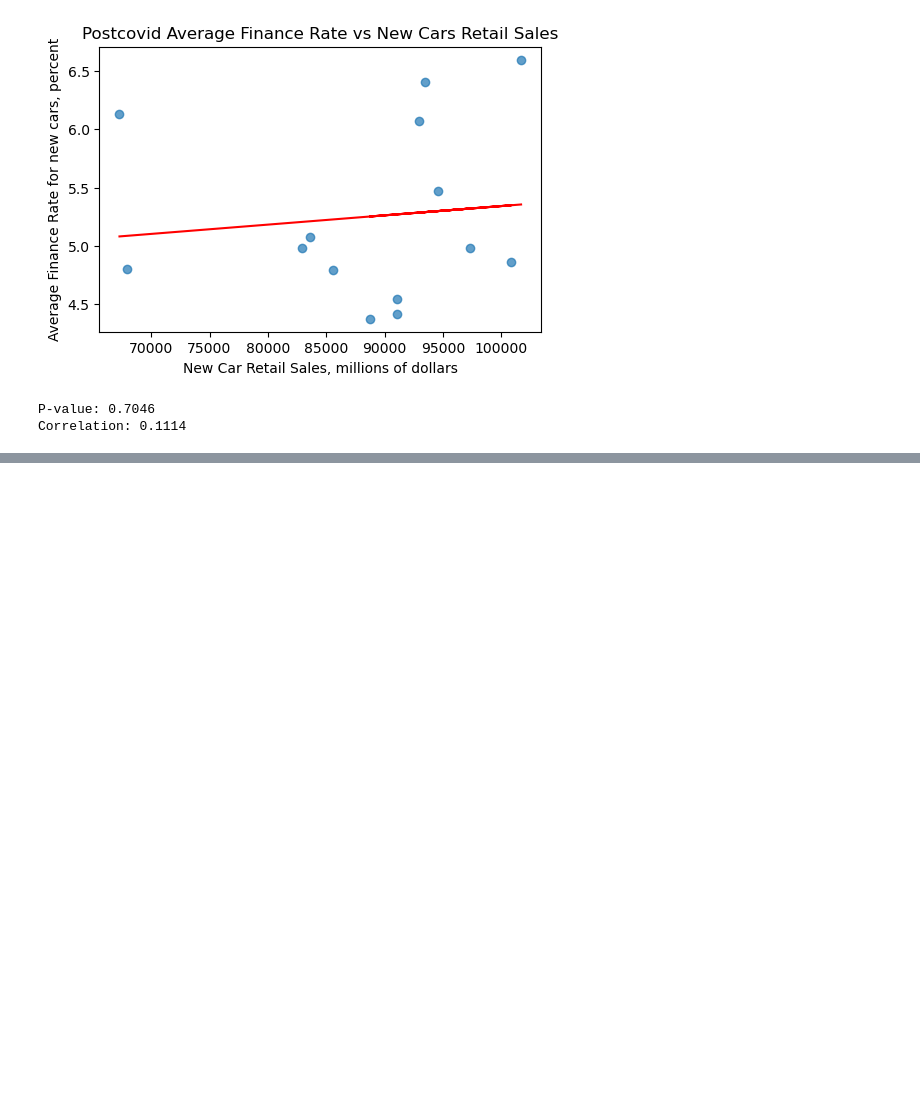
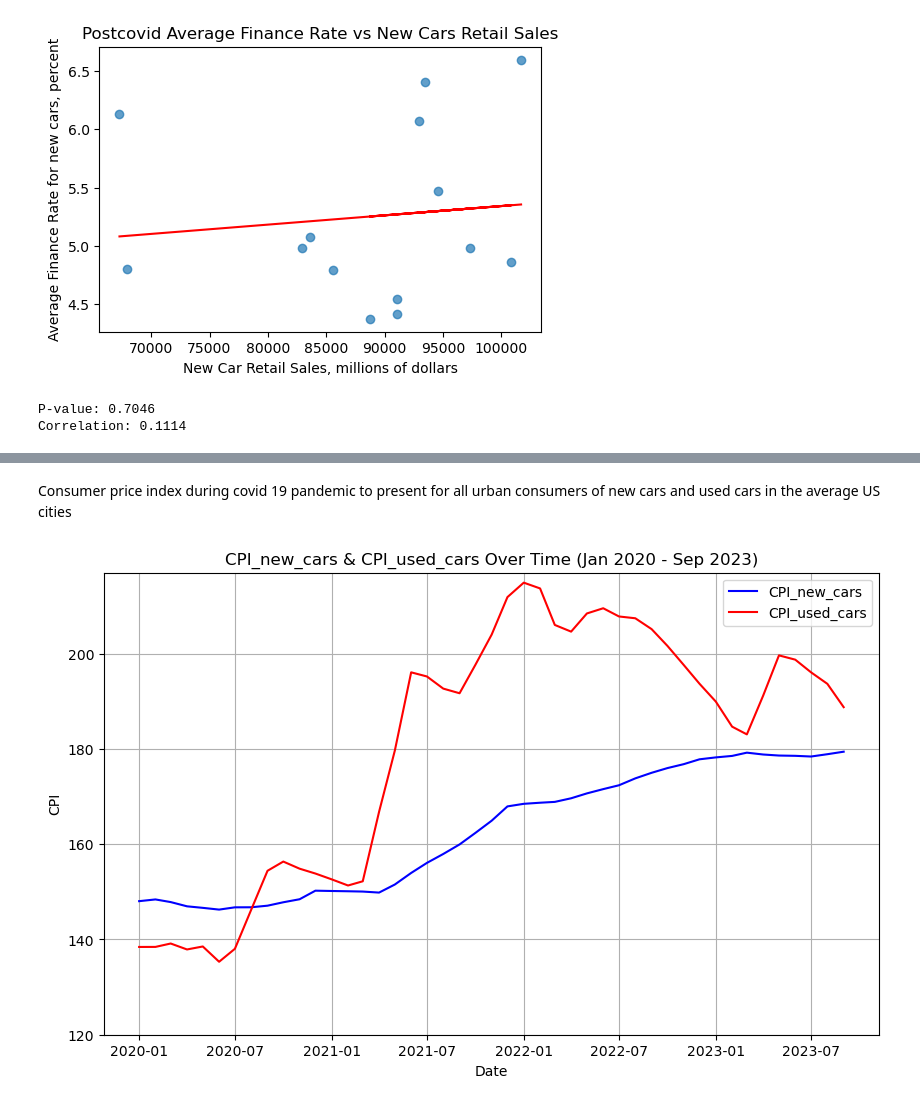
Before and after one commit to NadyaSlb/New_Car_Loan_Analysis, a Jupyter notebook: Car Data Analysis.ipynb, the cells around one changed output, grey strips where cells are left out. Saved outputs shown, nothing was run; the diff lists cells and outputs as text; code cells hidden in the pictures; blank space fills up the shorter version.

```diff
--- a/Car Data Analysis.ipynb
+++ b/Car Data Analysis.ipynb
@@ -276,0 +328,22 @@ Correlation: 0.1114
+# %% [markdown]
+Consumer price index during covid 19 pandemic to present for all urban consumers of new cars and used cars in the average US cities
+# %%
+# Convert the 'Date' column to datetime format
+CPI_data['Date'] = pd.to_datetime(CPI_data['Date'])
+
+# Filter the DataFrame for the desired time range
+CPI_data_filtered = CPI_data[(CPI_data['Date'] >= '2020-01-01') & (CPI_data['Date'] <= '2023-09-01')]
+
+# Plotting
+plt.figure(figsize=(10, 6))
+CPI_new_cars, = plt.plot(CPI_data_filtered['Date'], CPI_data_filtered['CPI_new_cars'], color="blue", linestyle='-', label="CPI_new_cars")
+CPI_used_cars_and_trucks, = plt.plot(CPI_data_filtered['Date'], CPI_data_filtered['CPI_used_cars'], color="red", linestyle='-', label="CPI_used_cars")
+plt.title('CPI_new_cars & CPI_used_cars Over Time (Jan 2020 - Sep 2023)')
+plt.xlabel('Date')
+plt.ylabel('CPI')
+plt.legend(handles=[CPI_new_cars, CPI_used_cars], loc="best")
+plt.ylim(120, 217)
+plt.grid()
+plt.show()
+# %% [output]
+[figure, added]
```
Also changed, not shown: parts of 27 cells of this notebook.
